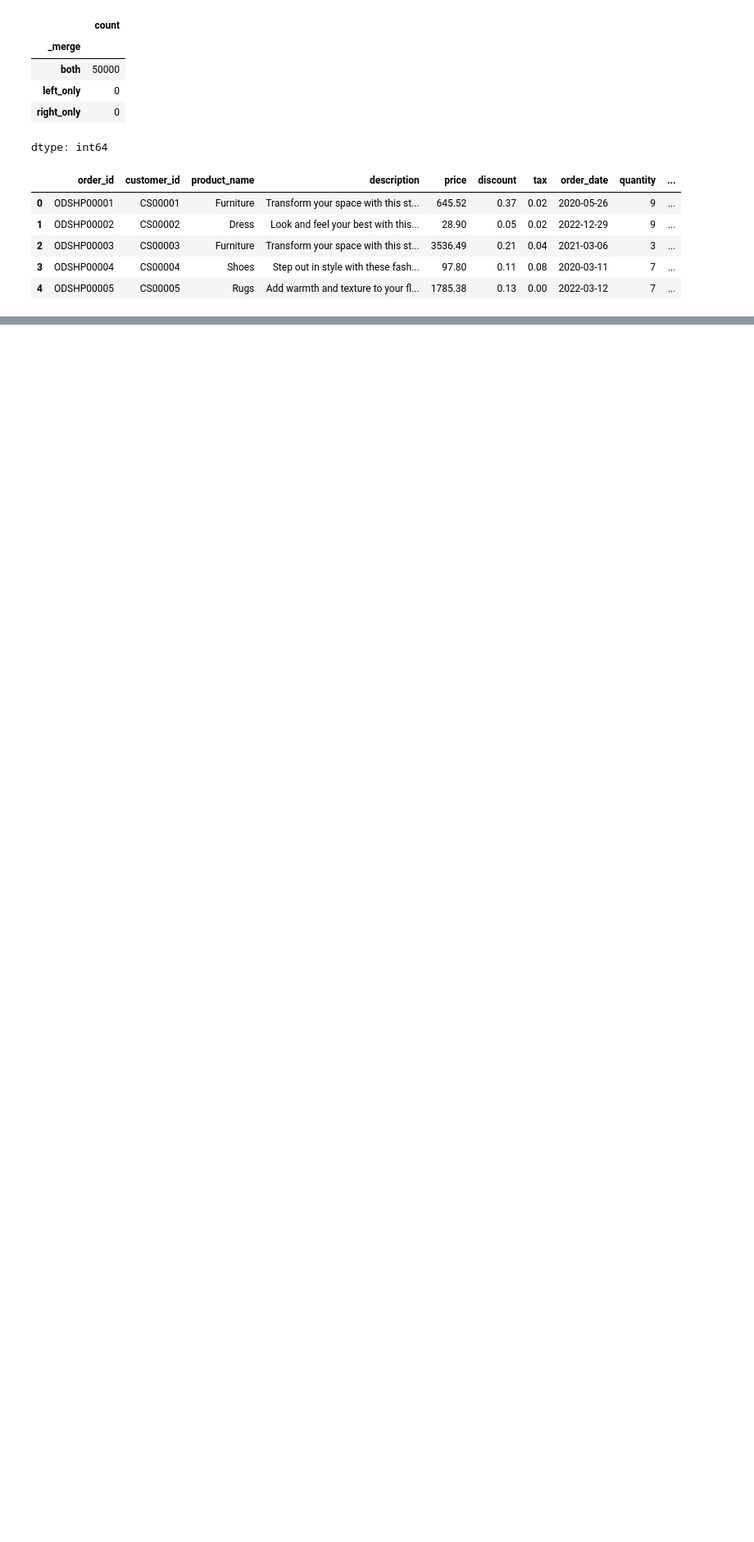
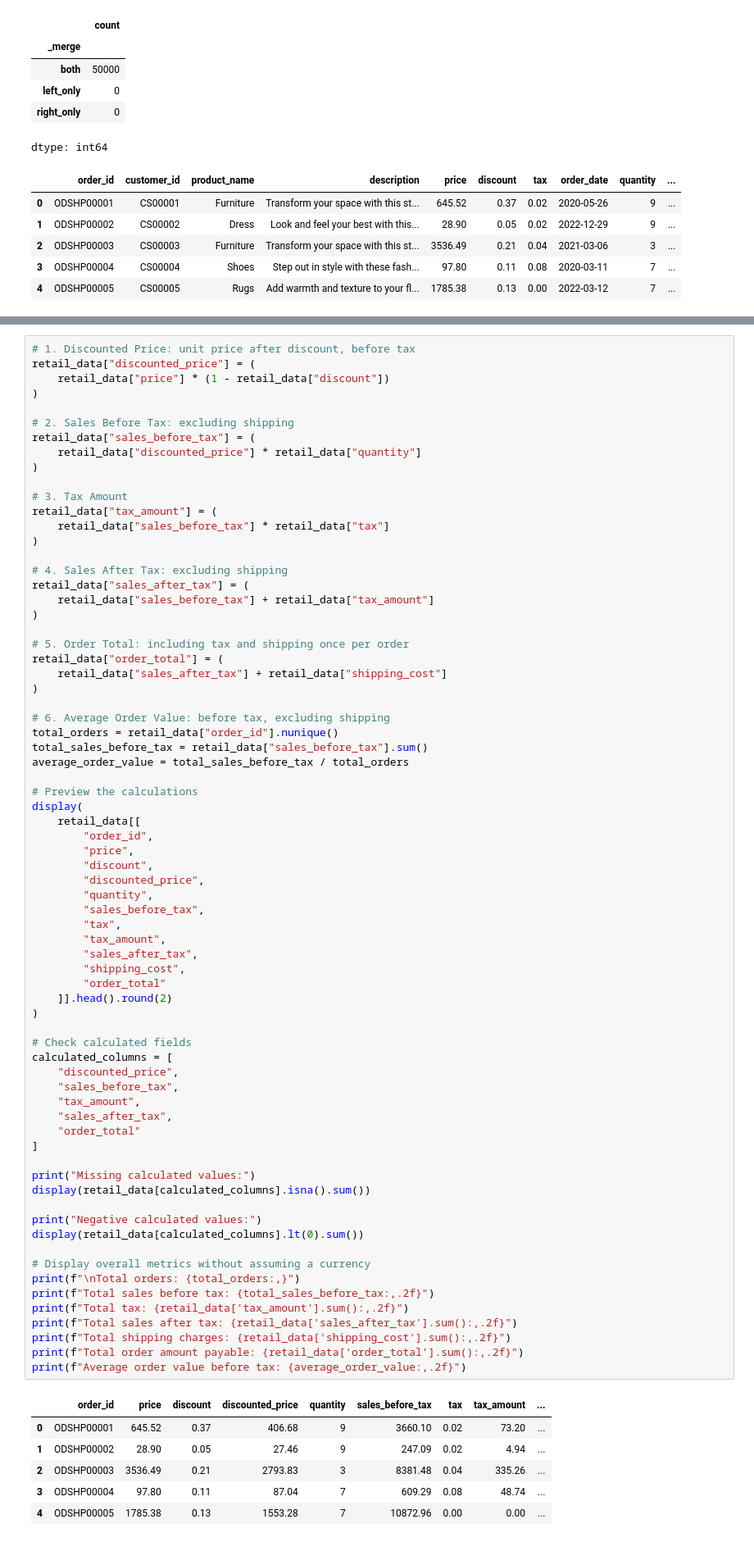
Before and after one commit to michellefengym-glitch/Market-Analysis, a Jupyter notebook: Capstone_Market_Analysis.ipynb, the cells around one changed output, grey strips where cells are left out. Shown at 82% size. Drawn from its saved outputs; the diff is of its cells as text; blank space fills up the shorter version.

```diff
--- a/Capstone_Market_Analysis.ipynb
+++ b/Capstone_Market_Analysis.ipynb
@@ -406,0 +415,78 @@ dtype: int64
+# %%
+# 1. Discounted Price: unit price after discount, before tax
+retail_data["discounted_price"] = (
+    retail_data["price"] * (1 - retail_data["discount"])
+)
+
+# 2. Sales Before Tax: excluding shipping
+retail_data["sales_before_tax"] = (
+    retail_data["discounted_price"] * retail_data["quantity"]
+)
+
+# 3. Tax Amount
+retail_data["tax_amount"] = (
+    retail_data["sales_before_tax"] * retail_data["tax"]
+)
+
+# 4. Sales After Tax: excluding shipping
+retail_data["sales_after_tax"] = (
+    retail_data["sales_before_tax"] + retail_data["tax_amount"]
+)
+
+# 5. Order Total: including tax and shipping once per order
+retail_data["order_total"] = (
+    retail_data["sales_after_tax"] + retail_data["shipping_cost"]
+)
+
+# 6. Average Order Value: before tax, excluding shipping
+total_orders = retail_data["order_id"].nunique()
+total_sales_before_tax = retail_data["sales_before_tax"].sum()
+average_order_value = total_sales_before_tax / total_orders
+
+# Preview the calculations
+display(
+    retail_data[[
+        "order_id",
+        "price",
+        "discount",
+        "discounted_price",
+        "quantity",
+        "sales_before_tax",
+        "tax",
+        "tax_amount",
+        "sales_after_tax",
+        "shipping_cost",
+        "order_total"
+    ]].head().round(2)
+)
+
+# Check calculated fields
+calculated_columns = [
+    "discounted_price",
+    "sales_before_tax",
+    "tax_amount",
+    "sales_after_tax",
+    "order_total"
+]
+
+print("Missing calculated values:")
+display(retail_data[calculated_columns].isna().sum())
+
+print("Negative calculated values:")
+display(retail_data[calculated_columns].lt(0).sum())
+
+# Display overall metrics without assuming a currency
+print(f"\nTotal orders: {total_orders:,}")
+print(f"Total sales before tax: {total_sales_before_tax:,.2f}")
+print(f"Total tax: {retail_data['tax_amount'].sum():,.2f}")
+print(f"Total sales after tax: {retail_data['sales_after_tax'].sum():,.2f}")
+print(f"Total shipping charges: {retail_data['shipping_cost'].sum():,.2f}")
+print(f"Total order amount payable: {retail_data['order_total'].sum():,.2f}")
+print(f"Average order value before tax: {average_order_value:,.2f}")
+# %% [output]
+|  | order_id | price | discount | discounted_price | quantity | sales_before_tax | tax | tax_amount | ... |
+| 0 | ODSHP00001 | 645.52 | 0.37 | 406.68 | 9 | 3660.10 | 0.02 | 73.20 | ... |
+| 1 | ODSHP00002 | 28.90 | 0.05 | 27.46 | 9 | 247.09 | 0.02 | 4.94 | ... |
+| 2 | ODSHP00003 | 3536.49 | 0.21 | 2793.83 | 3 | 8381.48 | 0.04 | 335.26 | ... |
+| 3 | ODSHP00004 | 97.80 | 0.11 | 87.04 | 7 | 609.29 | 0.08 | 48.74 | ... |
+| 4 | ODSHP00005 | 1785.38 | 0.13 | 1553.28 | 7 | 10872.96 | 0.00 | 0.00 | ... |
```
Also changed, not shown: parts of 10 cells of this notebook.
